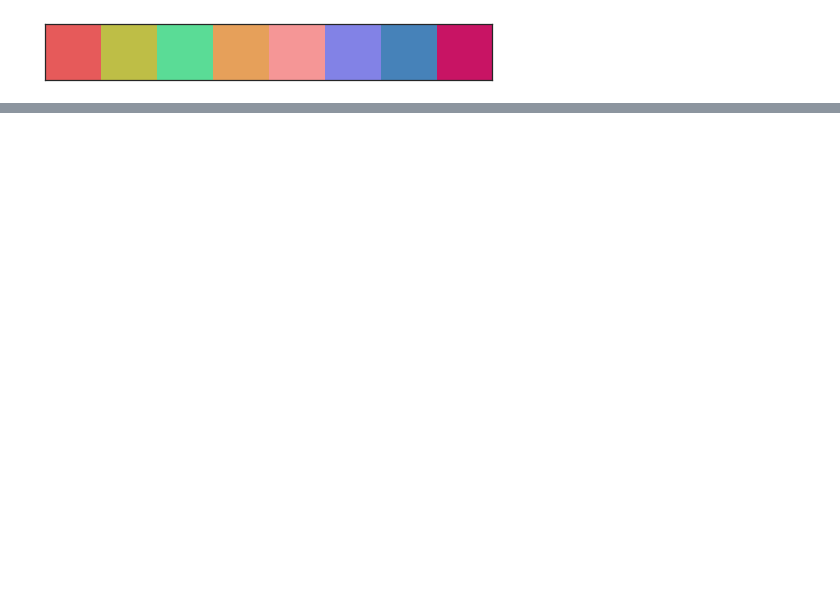
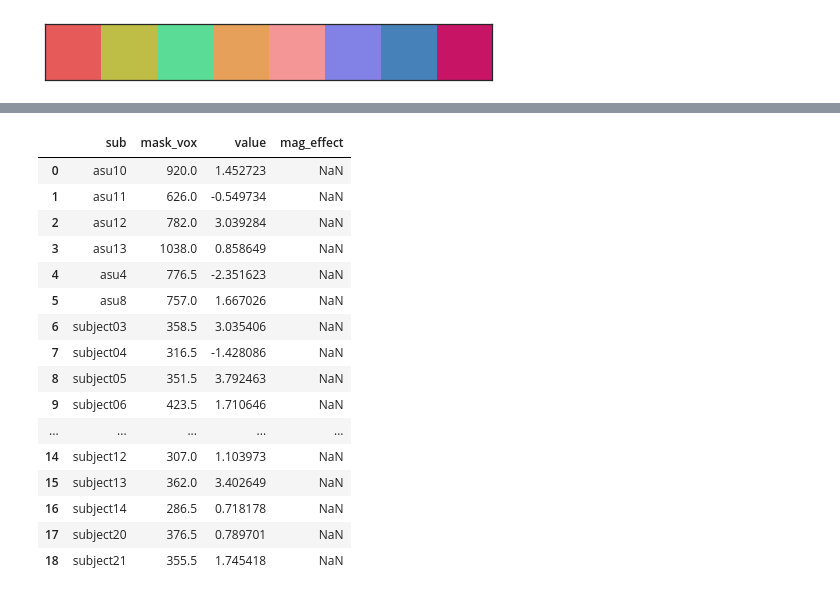
Before and after one commit to iancballard/magnitude, a Jupyter notebook: roi_analysis.ipynb, the cells around one changed output, grey strips where cells are left out. Cells and saved outputs as stored; diff of their text form; code cells hidden in the pictures; blank space fills up the shorter version.

```diff
--- a/roi_analysis.ipynb
+++ b/roi_analysis.ipynb
@@ -158,0 +487,20 @@ all_results = all_results.set_index(['contrast'])
+# %%
+ifs2
+# %% [output]
+|  | sub | mask_vox | value | mag_effect |
+| 0 | asu10 | 920.0 | 1.452723 | NaN |
+| 1 | asu11 | 626.0 | -0.549734 | NaN |
+| 2 | asu12 | 782.0 | 3.039284 | NaN |
+| 3 | asu13 | 1038.0 | 0.858649 | NaN |
+| 4 | asu4 | 776.5 | -2.351623 | NaN |
+| 5 | asu8 | 757.0 | 1.667026 | NaN |
+| 6 | subject03 | 358.5 | 3.035406 | NaN |
+| 7 | subject04 | 316.5 | -1.428086 | NaN |
+| 8 | subject05 | 351.5 | 3.792463 | NaN |
+| 9 | subject06 | 423.5 | 1.710646 | NaN |
+| ... | ... | ... | ... | ... |
+| 14 | subject12 | 307.0 | 1.103973 | NaN |
+| 15 | subject13 | 362.0 | 3.402649 | NaN |
+| 16 | subject14 | 286.5 | 0.718178 | NaN |
+| 17 | subject20 | 376.5 | 0.789701 | NaN |
+| 18 | subject21 | 355.5 | 1.745418 | NaN |
```
Also changed, not shown: parts of 28 cells of this notebook.
